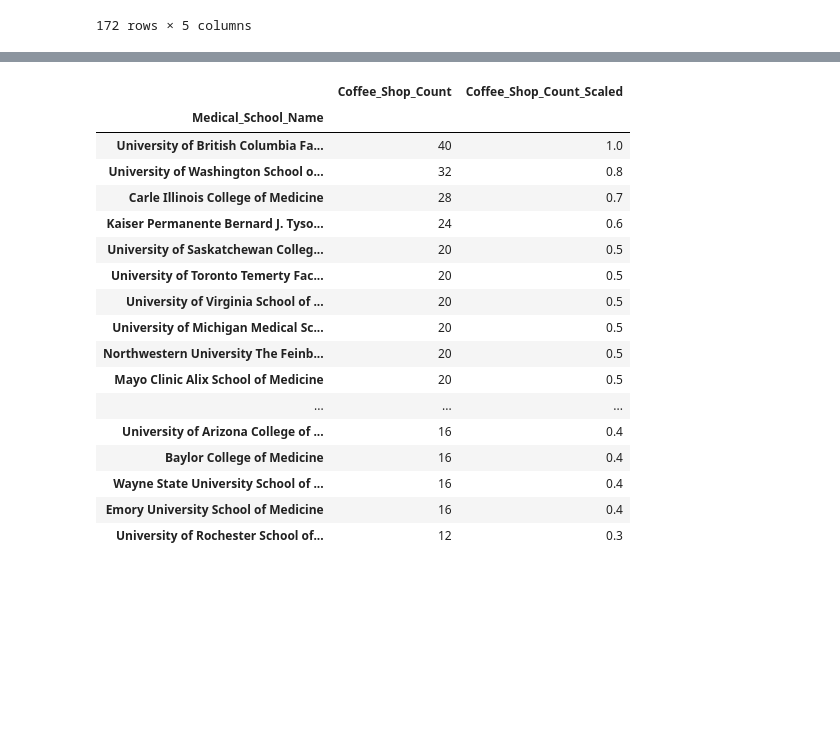
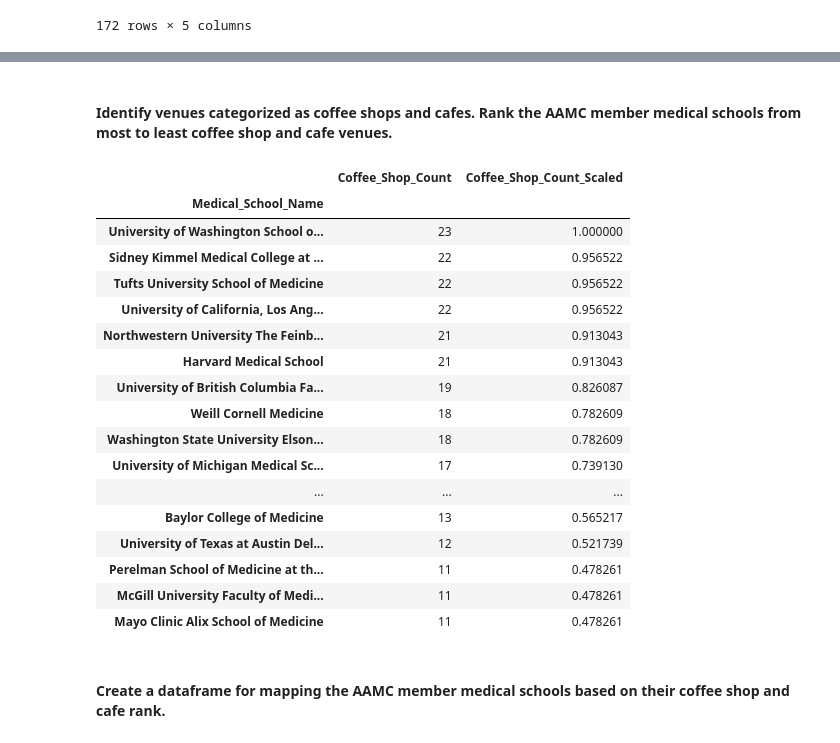
Before and after one commit to Cash17/Coursera_Capstone, a Jupyter notebook: Working_notebook.ipynb, the cells around one changed output, grey strips where cells are left out. Drawn from its saved outputs; the diff is of its cells as text; code cells hidden in the pictures; blank space fills up the shorter version.

```diff
--- a/Working_notebook.ipynb
+++ b/Working_notebook.ipynb
@@ -270,0 +407,3 @@ df_AAMC_school_select_venues
+# %%
+df_AAMC_school_select_venues.drop_duplicates(inplace = True)
+df_AAMC_school_select_venues
@@ -292,36 +447,40 @@ There are 334 unique categories.
+# %% [markdown]
+#### Identify venues categorized as coffee shops and cafes. Rank the AAMC member medical schools from most to least coffee shop and cafe venues.
 # %%
-df_AAMC_school_coffee_shops = df_AAMC_school_select_venues[(df_AAMC_school_select_venues.Venue_Category == 'Coffee Shop')]
+df_AAMC_school_coffee_shops = df_AAMC_school_select_venues[(df_AAMC_school_select_venues.Venue_Category == 'Coffee Shop') | (df_AAMC_school_select_venues.Venue_Category == 'Café')]
 
 df_AAMC_school_coffee_shops_grouped = df_AAMC_school_coffee_shops.groupby('Medical_School_Name').count()
 
 df_AAMC_school_coffee_shops_grouped.rename(columns = {'Medical_School_Latitude': 'Coffee_Shop_Count'}, inplace = True)
 
 df_AAMC_school_coffee_shops_grouped.drop(['Medical_School_Longitude', 'Venue', 'Venue_Latitude', 'Venue_Longitude', 'Venue_Category'], axis = 1, inplace = True)
 
 df_AAMC_school_coffee_shops_grouped['Coffee_Shop_Count_Scaled'] = df_AAMC_school_coffee_shops_grouped['Coffee_Shop_Count'] / df_AAMC_school_coffee_shops_grouped['Coffee_Shop_Count'].max()
 
 df_AAMC_school_coffee_shops_grouped.sort_values(by = ['Coffee_Shop_Count'], ascending = False, inplace = True)
 
 df_AAMC_school_coffee_shops_grouped.head(25)
 # %% [output]
 |  | Coffee_Shop_Count | Coffee_Shop_Count_Scaled |
 | Medical_School_Name |  |  |
-| University of British Columbia Fa... | 40 | 1.0 |
-| University of Washington School o... | 32 | 0.8 |
-| Carle Illinois College of Medicine | 28 | 0.7 |
-| Kaiser Permanente Bernard J. Tyso... | 24 | 0.6 |
-| University of Saskatchewan Colleg... | 20 | 0.5 |
-| University of Toronto Temerty Fac... | 20 | 0.5 |
-| University of Virginia School of ... | 20 | 0.5 |
-| University of Michigan Medical Sc... | 20 | 0.5 |
-| Northwestern University The Feinb... | 20 | 0.5 |
-| Mayo Clinic Alix School of Medicine | 20 | 0.5 |
+| University of Washington School o... | 23 | 1.000000 |
+| Sidney Kimmel Medical College at ... | 22 | 0.956522 |
+| Tufts University School of Medicine | 22 | 0.956522 |
+| University of California, Los Ang... | 22 | 0.956522 |
+| Northwestern University The Feinb... | 21 | 0.913043 |
+| Harvard Medical School | 21 | 0.913043 |
+| University of British Columbia Fa... | 19 | 0.826087 |
+| Weill Cornell Medicine | 18 | 0.782609 |
+| Washington State University Elson... | 18 | 0.782609 |
+| University of Michigan Medical Sc... | 17 | 0.739130 |
 | ... | ... | ... |
-| University of Arizona College of ... | 16 | 0.4 |
-| Baylor College of Medicine | 16 | 0.4 |
-| Wayne State University School of ... | 16 | 0.4 |
-| Emory University School of Medicine | 16 | 0.4 |
-| University of Rochester School of... | 12 | 0.3 |
+| Baylor College of Medicine | 13 | 0.565217 |
+| University of Texas at Austin Del... | 12 | 0.521739 |
+| Perelman School of Medicine at th... | 11 | 0.478261 |
+| McGill University Faculty of Medi... | 11 | 0.478261 |
+| Mayo Clinic Alix School of Medicine | 11 | 0.478261 |
+# %% [markdown]
+#### Create a dataframe for mapping the AAMC member medical schools based on their coffee shop and cafe rank.
 # %%
 df_AAMC_school_coffee_shops_for_map = df_AAMC_Schools.join(df_AAMC_school_coffee_shops_grouped,on = 'Medical_School_Name')
 
```
Also changed, not shown: parts of 106 cells of this notebook.
